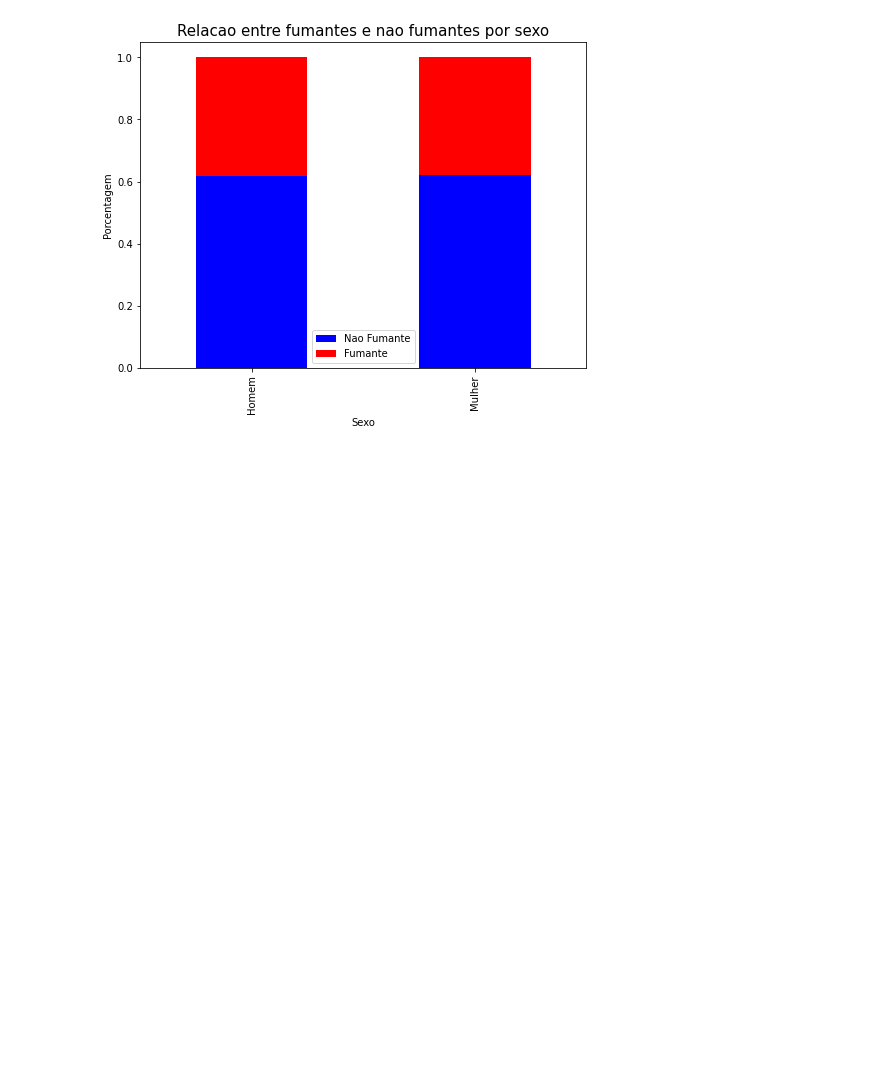
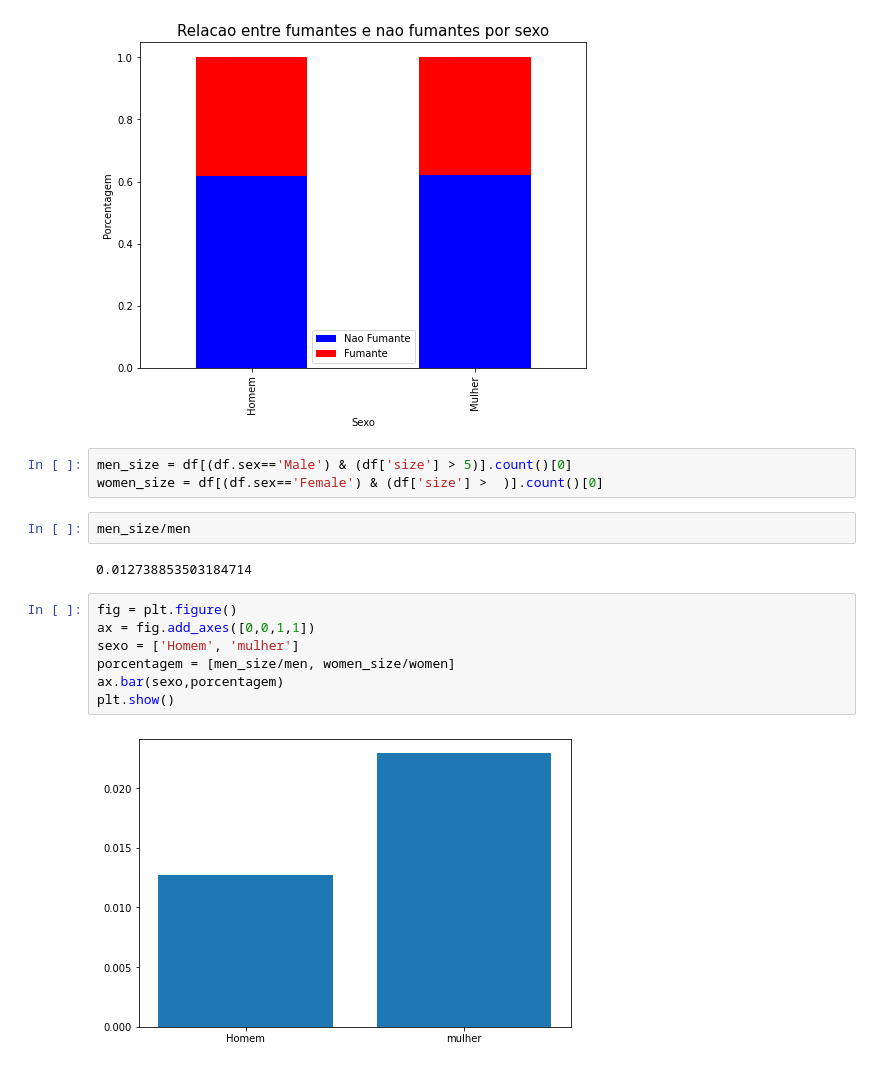
Before and after one commit to bernardo300/AnaliseExploratoria, a Jupyter notebook: Tipsanlise.ipynb, the cells around one changed output. Saved outputs shown, nothing was run; the diff lists cells and outputs as text; blank space fills up the shorter version.

Commit message:
relacao tamanho do prato e sexo

```diff
--- a/Tipsanlise.ipynb
+++ b/Tipsanlise.ipynb
@@ -100,3 +92,19 @@ plt.ylabel('Porcentagem')
 plt.show()
 # %% [output]
 [figure]
+# %%
+men_size = df[(df.sex=='Male') & (df['size'] > 5)].count()[0]
+women_size = df[(df.sex=='Female') & (df['size'] >  )].count()[0]
+# %%
+men_size/men
+# %% [output]
+0.012738853503184714
+# %%
+fig = plt.figure()
+ax = fig.add_axes([0,0,1,1])
+sexo = ['Homem', 'mulher']
+porcentagem = [men_size/men, women_size/women]
+ax.bar(sexo,porcentagem)
+plt.show()
+# %% [output]
+[figure, added]
```
Also changed, not shown: parts of 4 cells of this notebook.
